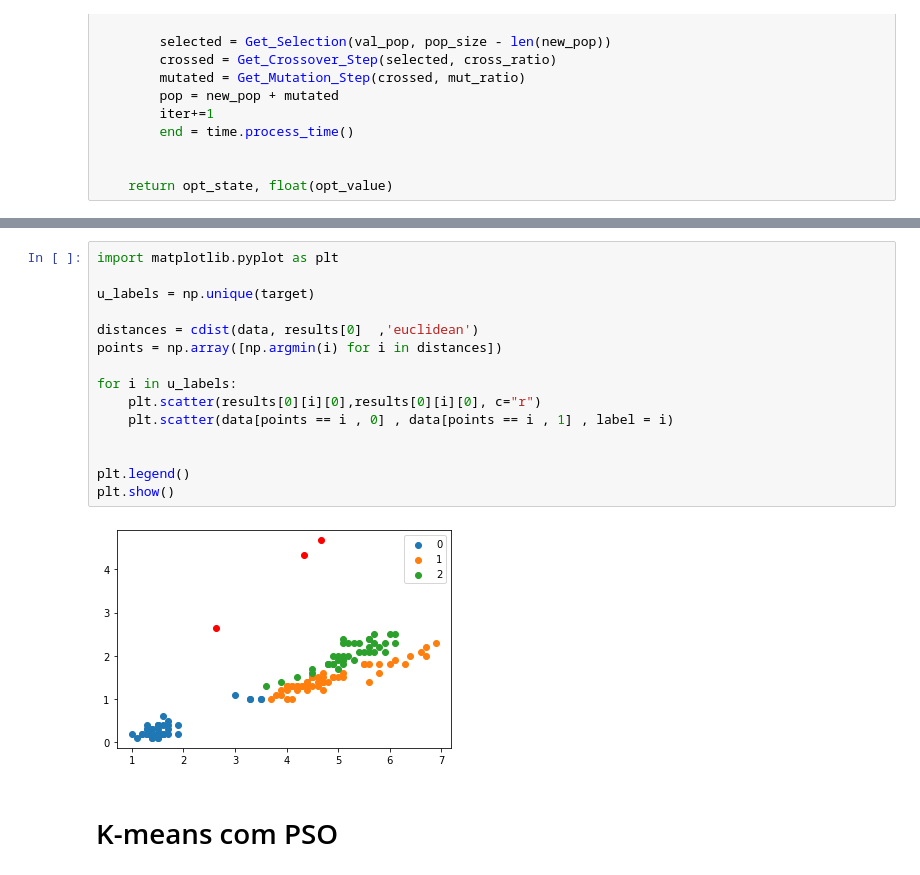
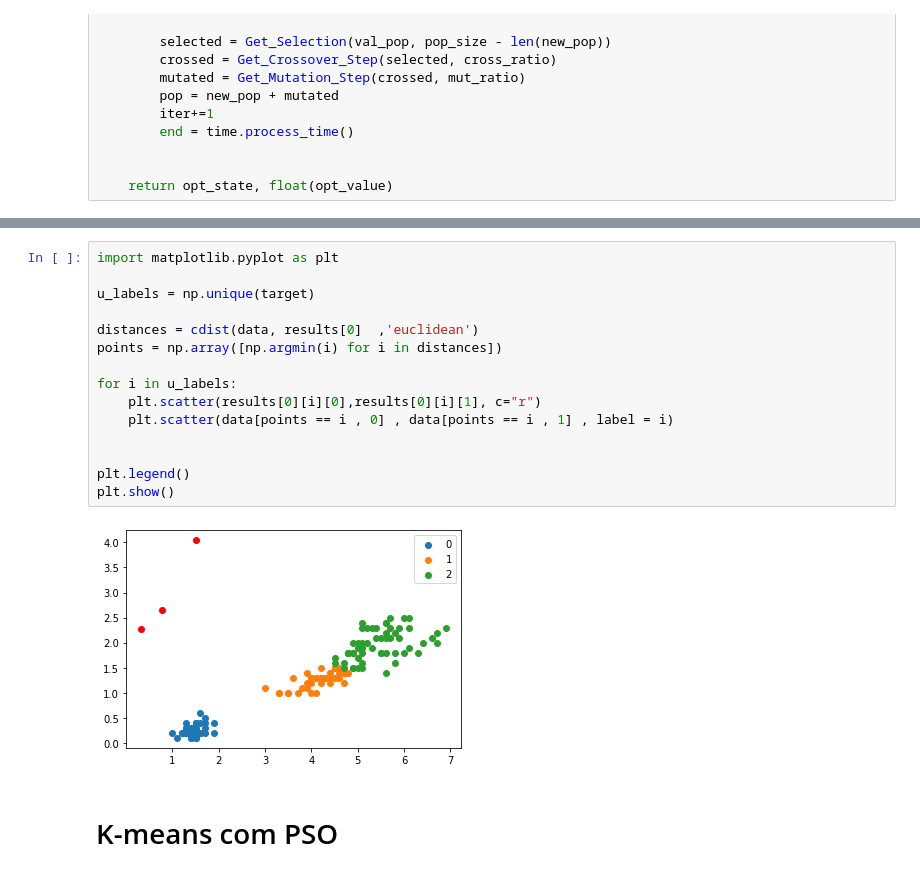
Before and after one commit to Hiomma/master-degree, a Jupyter notebook: Exercicios/Computação Natural/K-means/k-means.ipynb, the cells around one changed output, grey strips where cells are left out. Drawn from its saved outputs; the diff is of its cells as text.

Commit message:
Fixed kmeans homework plots

```diff
--- a/Exercicios/Computação Natural/K-means/k-means.ipynb
+++ b/Exercicios/Computação Natural/K-means/k-means.ipynb
@@ -201,20 +201,20 @@ print(results)
 # %%
 import matplotlib.pyplot as plt
 
 u_labels = np.unique(target)
 
 distances = cdist(data, results[0]  ,'euclidean')
 points = np.array([np.argmin(i) for i in distances])
 
 for i in u_labels:
-    plt.scatter(results[0][i][0],results[0][i][0], c="r")
+    plt.scatter(results[0][i][0],results[0][i][1], c="r")
     plt.scatter(data[points == i , 0] , data[points == i , 1] , label = i)
 
 
 plt.legend()
 plt.show()
 # %% [output]
-[figure, old version]
+[figure, new version]
 # %% [markdown]
 # K-means com PSO
 # %%
```
Also changed, not shown: parts of 3 cells of this notebook, 1 other file.
